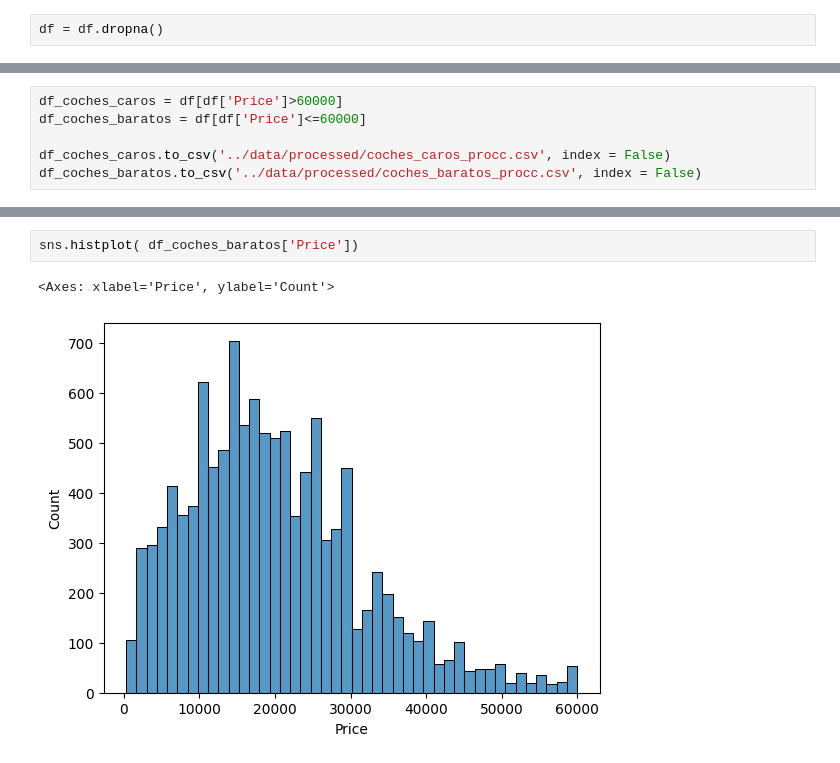
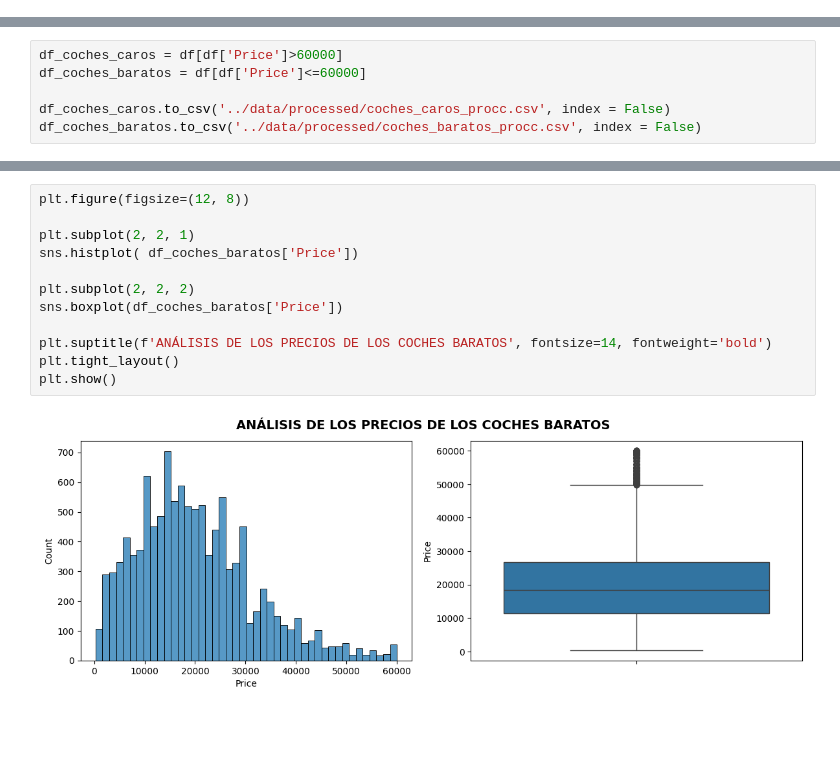
Before and after one commit to Balirina/ML_Project, a Jupyter notebook: notebooks/02_LimpiezaEDA.ipynb, the cells around one changed output, grey strips where cells are left out. Cells and saved outputs as stored; diff of their text form; blank space fills up the shorter version.

```diff
--- a/notebooks/02_LimpiezaEDA.ipynb
+++ b/notebooks/02_LimpiezaEDA.ipynb
@@ -271,8 +277,6 @@ Data columns (total 16 columns):
  15  Body_Type_c       12411 non-null  int64
 dtypes: float64(5), int64(11)
 memory usage: 1.6 MB
-# %%
-df = df.dropna()
 # %%
 df.describe()
 # %% [output]
@@ -303,5 +332,14 @@ df_coches_baratos.to_csv('../data/processed/coches_baratos_procc.csv', index = F
 # %%
+plt.figure(figsize=(12, 8))
+
+plt.subplot(2, 2, 1)
 sns.histplot( df_coches_baratos['Price'])
+
+plt.subplot(2, 2, 2)
+sns.boxplot(df_coches_baratos['Price'])
+
+plt.suptitle(f'ANÁLISIS DE LOS PRECIOS DE LOS COCHES BARATOS', fontsize=14, fontweight='bold')
+plt.tight_layout()
+plt.show()
 # %% [output]
-<Axes: xlabel='Price', ylabel='Count'>
-[figure, old version]
+[figure, new version]
```
Also changed, not shown: parts of 16 cells of this notebook, 45 other files.
